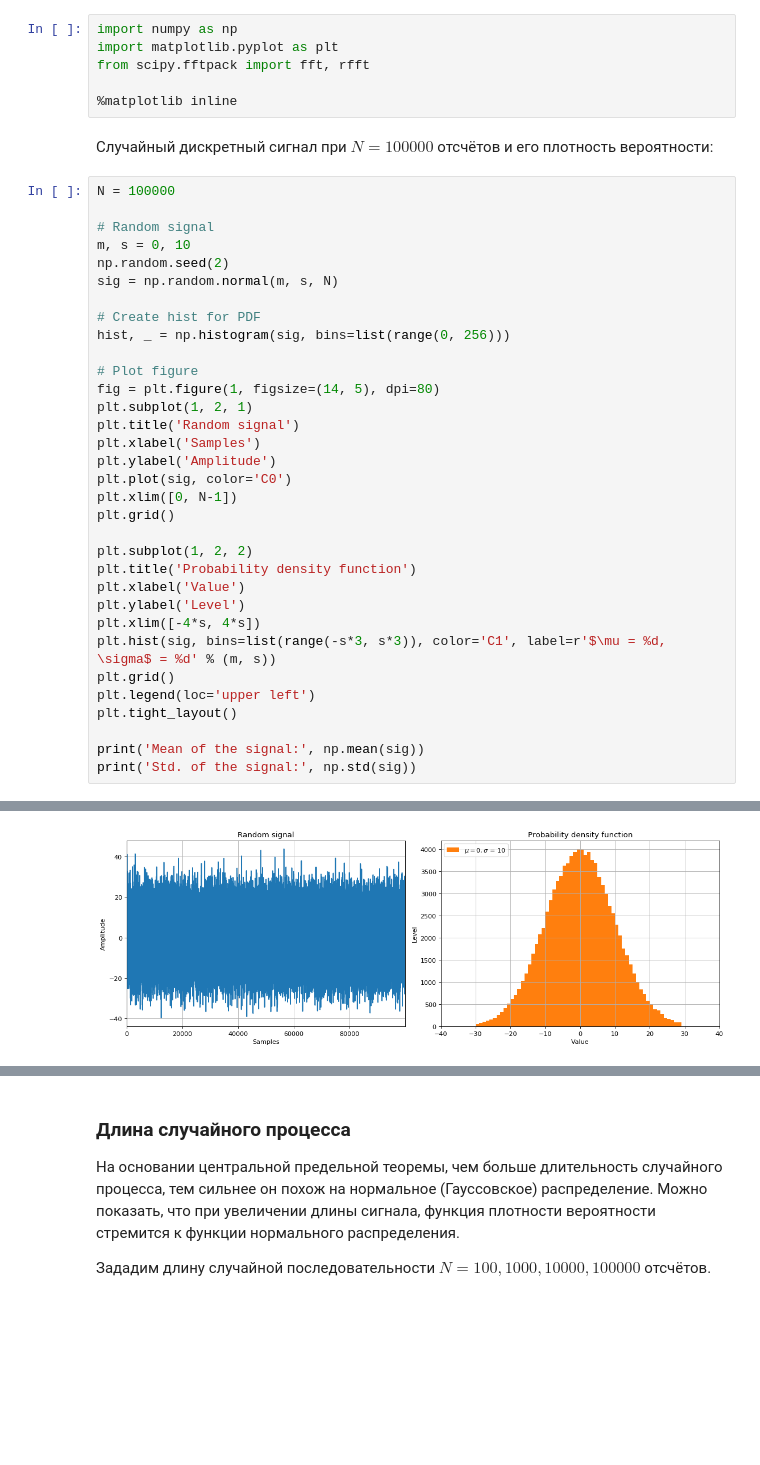
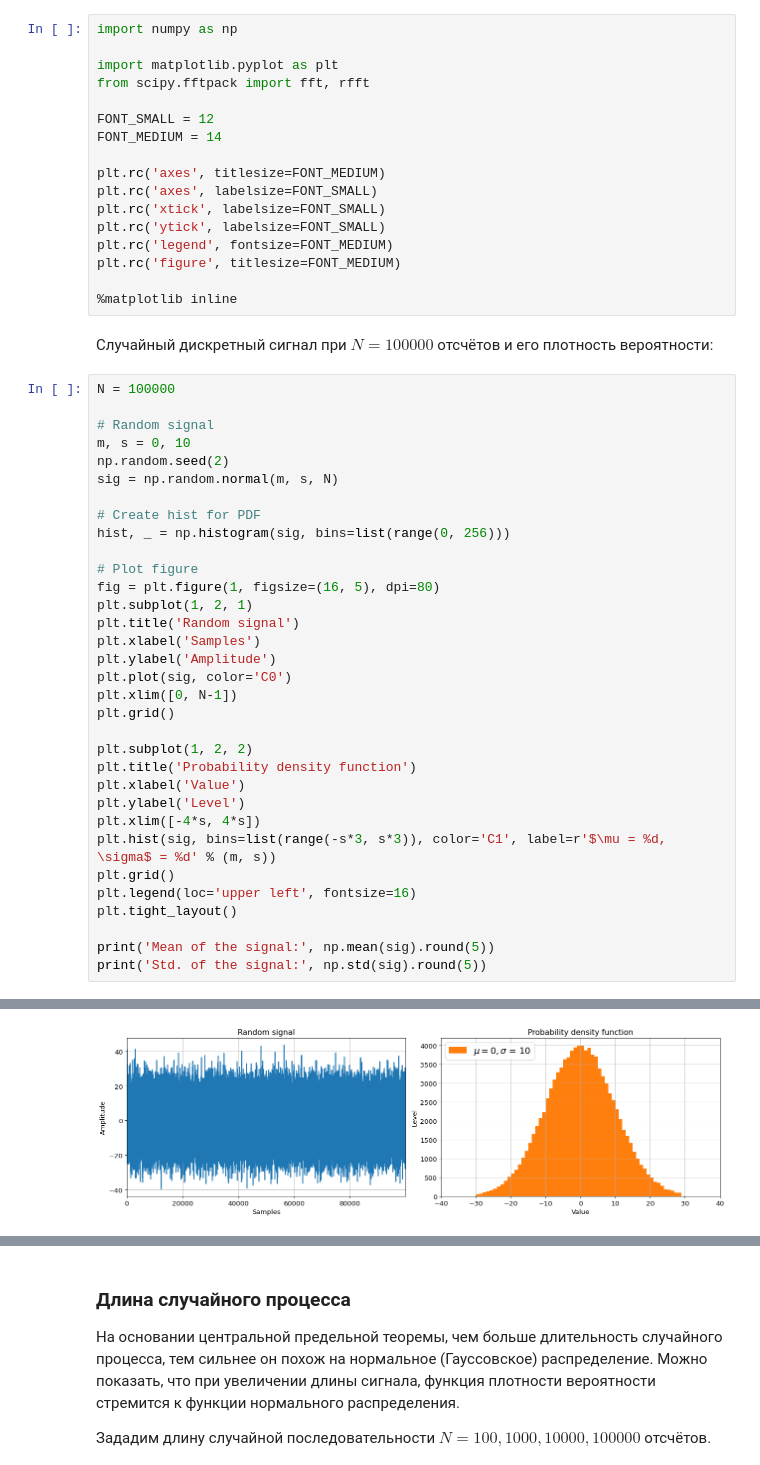
Before and after one commit to hukenovs/dsp-theory, a Jupyter notebook: src/dsp_theory_4_random_noise.ipynb, the cells around one changed output, grey strips where cells are left out. Cells and saved outputs as stored; diff of their text form; blank space fills up the shorter version.

```diff
--- a/src/dsp_theory_4_random_noise.ipynb
+++ b/src/dsp_theory_4_random_noise.ipynb
@@ -56,9 +48,20 @@ $\sigma^2 = \frac{1}{N-1}\sum_{n=0}^{N-1}|x(n) - m|^{2}$
 В python для вычисления дисперсии используется метод - `var()`, а для поиска среднеквадратического отклонения используется метод - `std()`.
 # %%
 import numpy as np
+
 import matplotlib.pyplot as plt
 from scipy.fftpack import fft, rfft
 
+FONT_SMALL = 12
+FONT_MEDIUM = 14
+
+plt.rc('axes', titlesize=FONT_MEDIUM)
+plt.rc('axes', labelsize=FONT_SMALL)
+plt.rc('xtick', labelsize=FONT_SMALL)
+plt.rc('ytick', labelsize=FONT_SMALL)
+plt.rc('legend', fontsize=FONT_MEDIUM)
+plt.rc('figure', titlesize=FONT_MEDIUM)
+
 %matplotlib inline
 # %% [markdown]
 Случайный дискретный сигнал при $N = 100000$ отсчётов и его плотность вероятности:
@@ -74,7 +77,7 @@ sig = np.random.normal(m, s, N)
 hist, _ = np.histogram(sig, bins=list(range(0, 256)))
 
 # Plot figure
-fig = plt.figure(1, figsize=(14, 5), dpi=80)
+fig = plt.figure(1, figsize=(16, 5), dpi=80)
 plt.subplot(1, 2, 1)
 plt.title('Random signal')
 plt.xlabel('Samples')
@@ -90,9 +93,9 @@ plt.ylabel('Level')
 plt.xlim([-4*s, 4*s])
 plt.hist(sig, bins=list(range(-s*3, s*3)), color='C1', label=r'$\mu = %d, \sigma$ = %d' % (m, s))
 plt.grid()
-plt.legend(loc='upper left')
+plt.legend(loc='upper left', fontsize=16)
 plt.tight_layout()
 
-print('Mean of the signal:', np.mean(sig))
-print('Std. of the signal:', np.std(sig))
+print('Mean of the signal:', np.mean(sig).round(5))
+print('Std. of the signal:', np.std(sig).round(5))
 # %% [output]
@@ -101,4 +104,4 @@ Std. of the signal: 10.020365002664889
-[figure, old version]
+[figure, new version]
 # %% [markdown]
 ### Нормальное распределение
 
```
Also changed, not shown: parts of 6 cells of this notebook, 2 other files.
